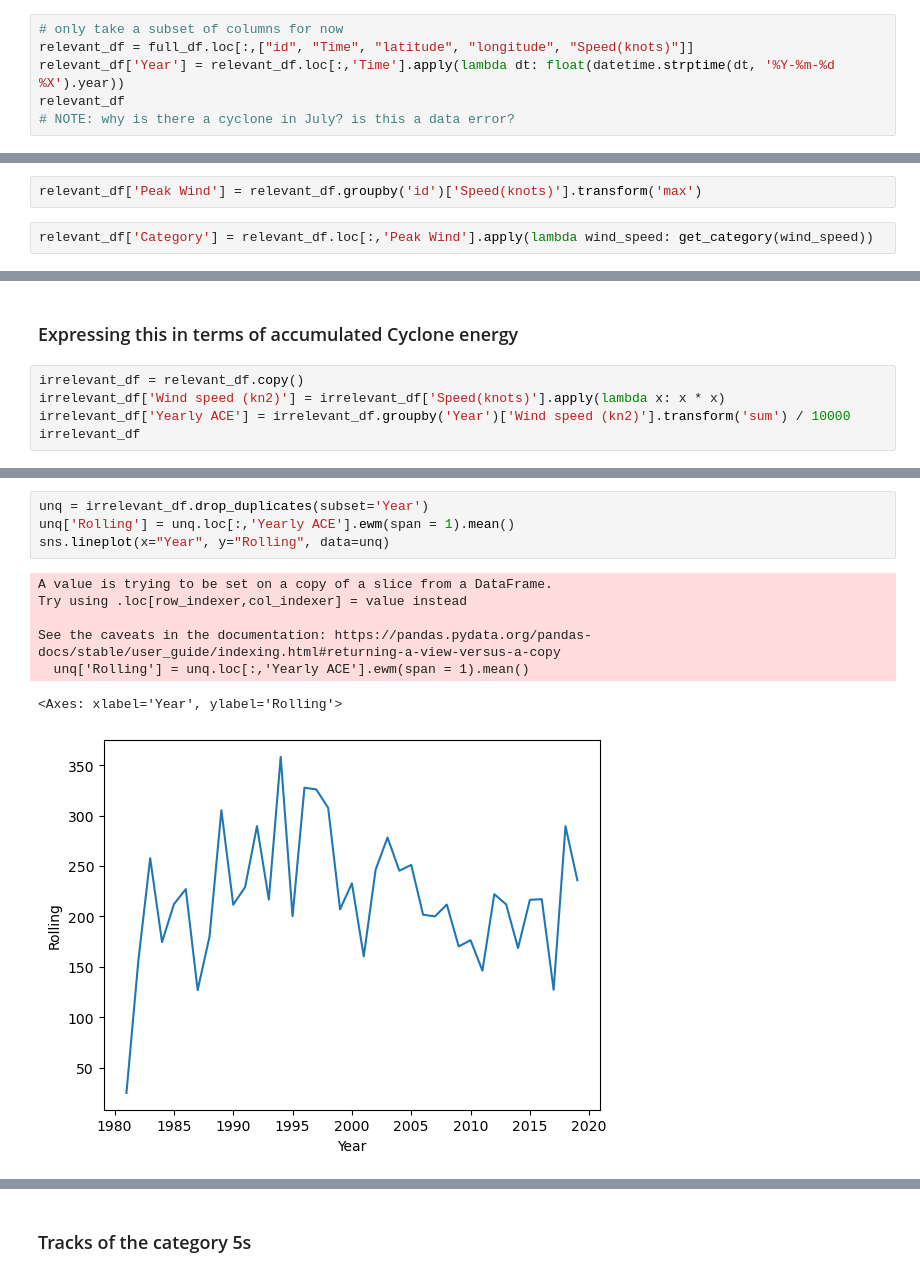
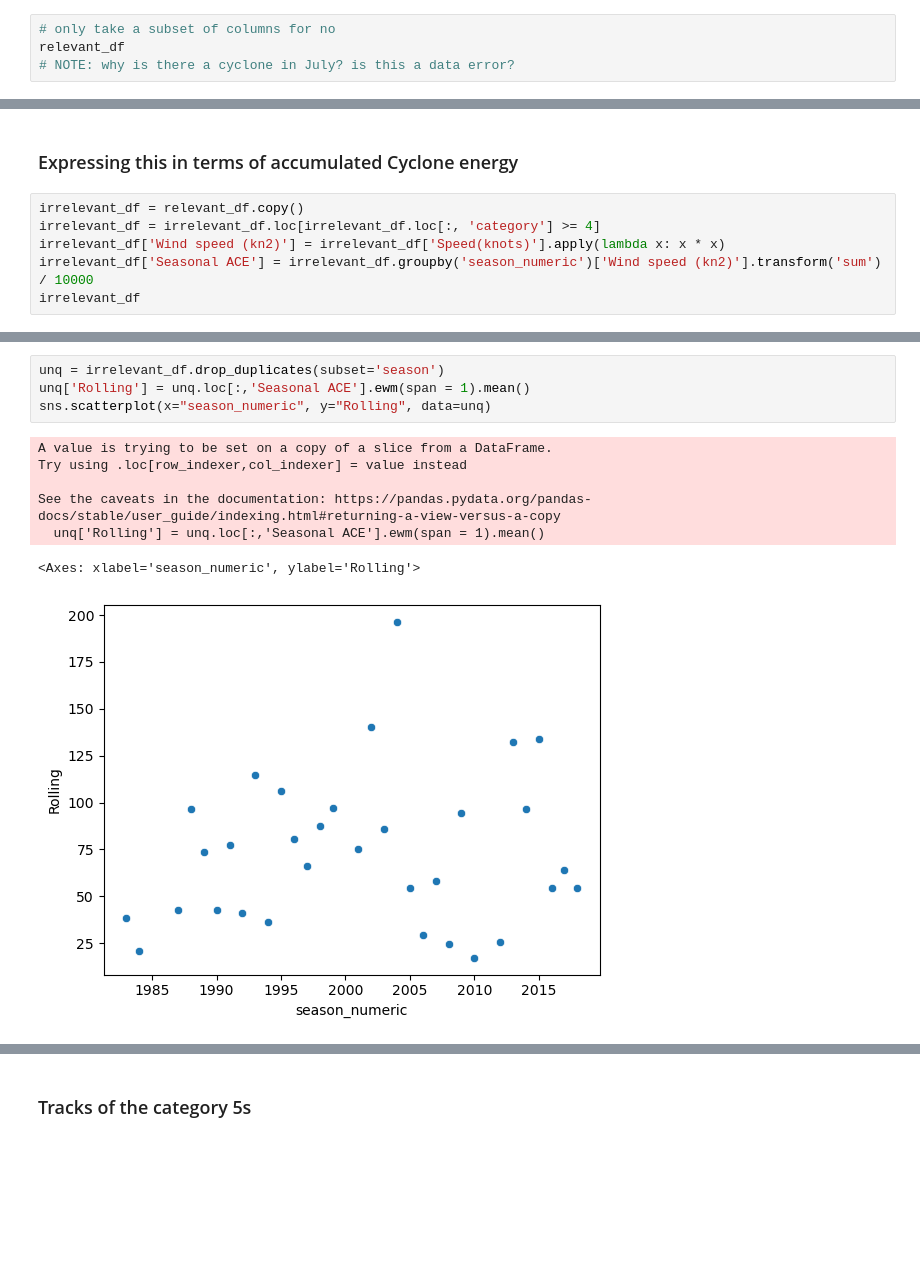
Before and after one commit to sydney-machine-learning/cyclonecategory_GCMs, a Jupyter notebook: Climate Project/albert/notebooks/cyclones.ipynb, the cells around one changed output, grey strips where cells are left out. Cells and saved outputs as stored; diff of their text form; blank space fills up the shorter version.

```diff
--- a/Climate Project/albert/notebooks/cyclones.ipynb
+++ b/Climate Project/albert/notebooks/cyclones.ipynb
@@ -30,9 +26,7 @@ full_df['latitude'] = full_df.loc[:, 'Lat'].apply(lat_long_string_to_float)
 
 # transform our latitude to overflow past 180 as we are interested in the eastern hemisphere
 # %%
-# only take a subset of columns for now
-relevant_df = full_df.loc[:,["id", "Time", "latitude", "longitude", "Speed(knots)"]]
-relevant_df['Year'] = relevant_df.loc[:,'Time'].apply(lambda dt: float(datetime.strptime(dt, '%Y-%m-%d %X').year))
+# only take a subset of columns for no
 relevant_df
 # NOTE: why is there a cyclone in July? is this a data error?
 # %% [output]
@@ -71,5 +58 @@ def get_category(wind_speed_kn):
-# %%
-relevant_df['Peak Wind'] = relevant_df.groupby('id')['Speed(knots)'].transform('max')
-# %%
-relevant_df['Category'] = relevant_df.loc[:,'Peak Wind'].apply(lambda wind_speed: get_category(wind_speed))
 # %%
@@ -90,7 +105,8 @@ sns.histplot(one_per_id_severe, x='Year', hue='Category', multiple="stack", binw
 ### Expressing this in terms of accumulated Cyclone energy
 # %%
 irrelevant_df = relevant_df.copy()
+irrelevant_df = irrelevant_df.loc[irrelevant_df.loc[:, 'category'] >= 4]
 irrelevant_df['Wind speed (kn2)'] = irrelevant_df['Speed(knots)'].apply(lambda x: x * x)
-irrelevant_df['Yearly ACE'] = irrelevant_df.groupby('Year')['Wind speed (kn2)'].transform('sum') / 10000
+irrelevant_df['Seasonal ACE'] = irrelevant_df.groupby('season_numeric')['Wind speed (kn2)'].transform('sum') / 10000
 irrelevant_df
 # %% [output]
@@ -110,13 +126,13 @@ irrelevant_df
 # %%
-unq = irrelevant_df.drop_duplicates(subset='Year')
-unq['Rolling'] = unq.loc[:,'Yearly ACE'].ewm(span = 1).mean()
-sns.lineplot(x="Year", y="Rolling", data=unq)
+unq = irrelevant_df.drop_duplicates(subset='season')
+unq['Rolling'] = unq.loc[:,'Seasonal ACE'].ewm(span = 1).mean()
+sns.scatterplot(x="season_numeric", y="Rolling", data=unq)
 # %% [output]
 A value is trying to be set on a copy of a slice from a DataFrame.
 Try using .loc[row_indexer,col_indexer] = value instead
 
 See the caveats in the documentation: https://pandas.pydata.org/pandas-docs/stable/user_guide/indexing.html#returning-a-view-versus-a-copy
-  unq['Rolling'] = unq.loc[:,'Yearly ACE'].ewm(span = 1).mean()
+  unq['Rolling'] = unq.loc[:,'Seasonal ACE'].ewm(span = 1).mean()
-<Axes: xlabel='Year', ylabel='Rolling'>
+<Axes: xlabel='season_numeric', ylabel='Rolling'>
-[figure, old version]
+[figure, new version]
 # %% [markdown]
```
Also changed, not shown: parts of 29 cells of this notebook, 25 other files.
